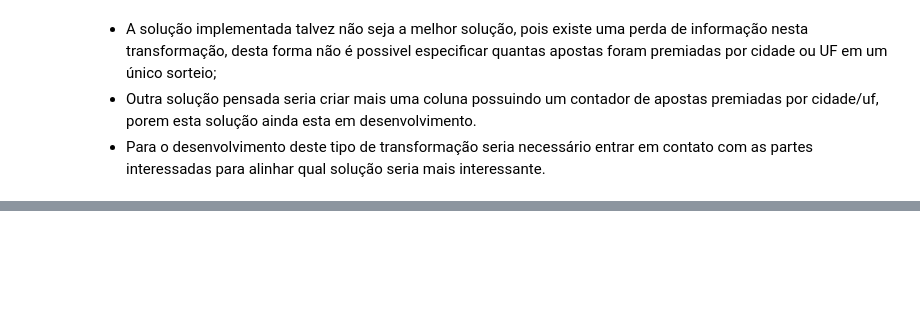
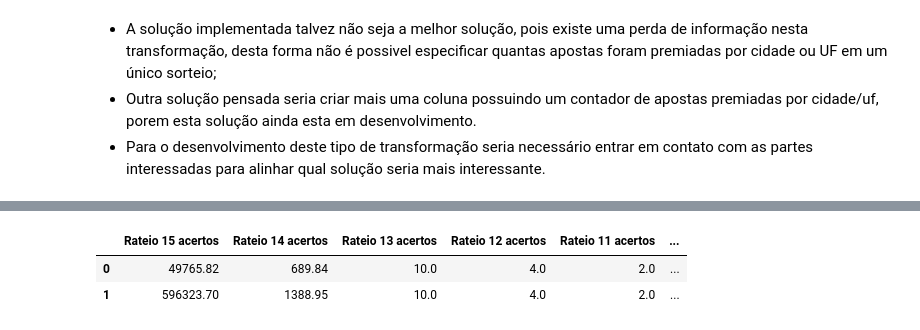
Before and after one commit to AurelioGuilherme/ETL-Engenharia-de-dados-DNC, a Jupyter notebook: Notebook/lotofacil.ipynb, the cells around one changed output, grey strips where cells are left out. Drawn from its saved outputs; the diff is of its cells as text; code cells hidden in the pictures; blank space fills up the shorter version.

```diff
--- a/Notebook/lotofacil.ipynb
+++ b/Notebook/lotofacil.ipynb
@@ -376,0 +404,7 @@ df[['Cidade', 'UF']]
+# %%
+df = remove_cifrao(df, rateios_cols)
+df[rateios_cols].head(2)
+# %% [output]
+|  | Rateio 15 acertos | Rateio 14 acertos | Rateio 13 acertos | Rateio 12 acertos | Rateio 11 acertos | ... |
+| 0 | 49765.82 | 689.84 | 10.0 | 4.0 | 2.0 | ... |
+| 1 | 596323.70 | 1388.95 | 10.0 | 4.0 | 2.0 | ... |
```
Also changed, not shown: parts of 33 cells of this notebook, 2 other files.
